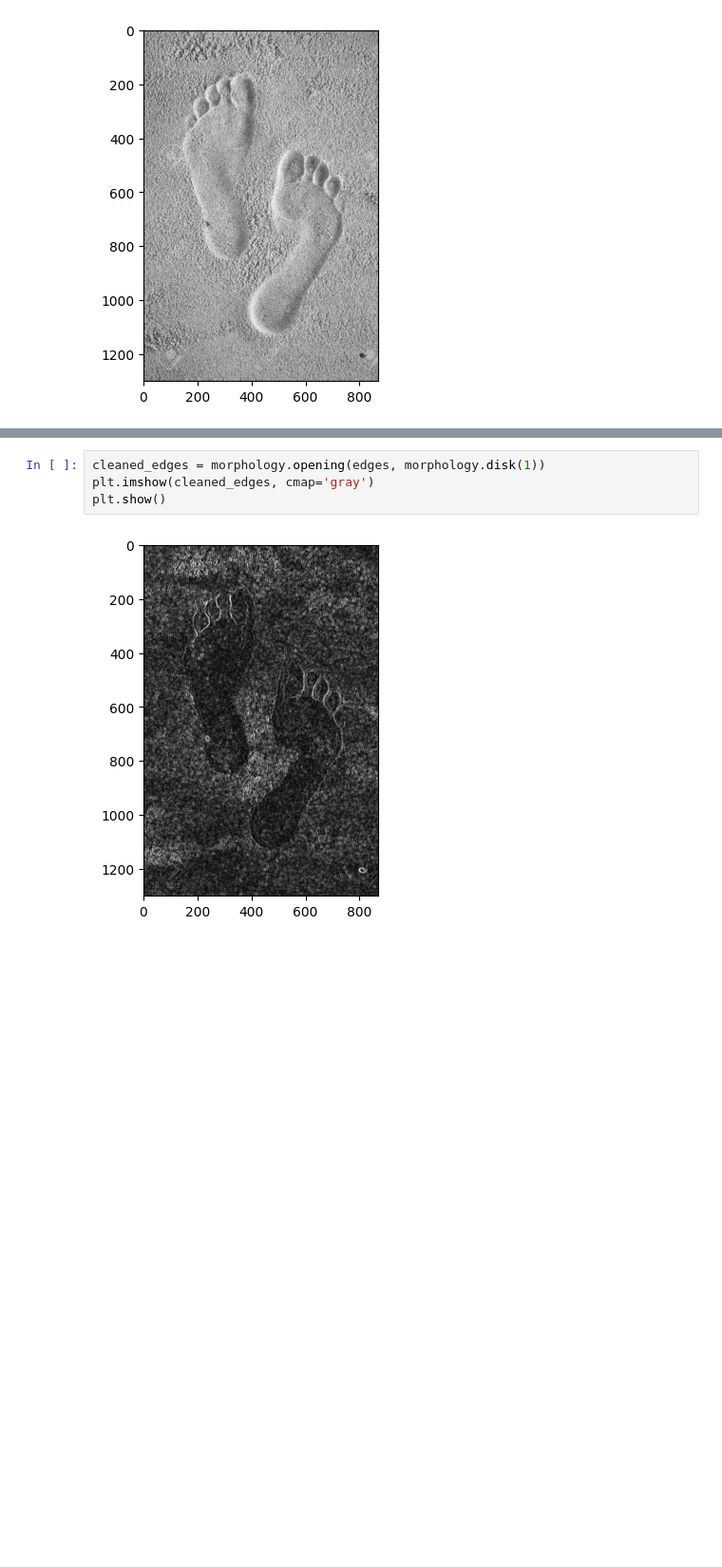
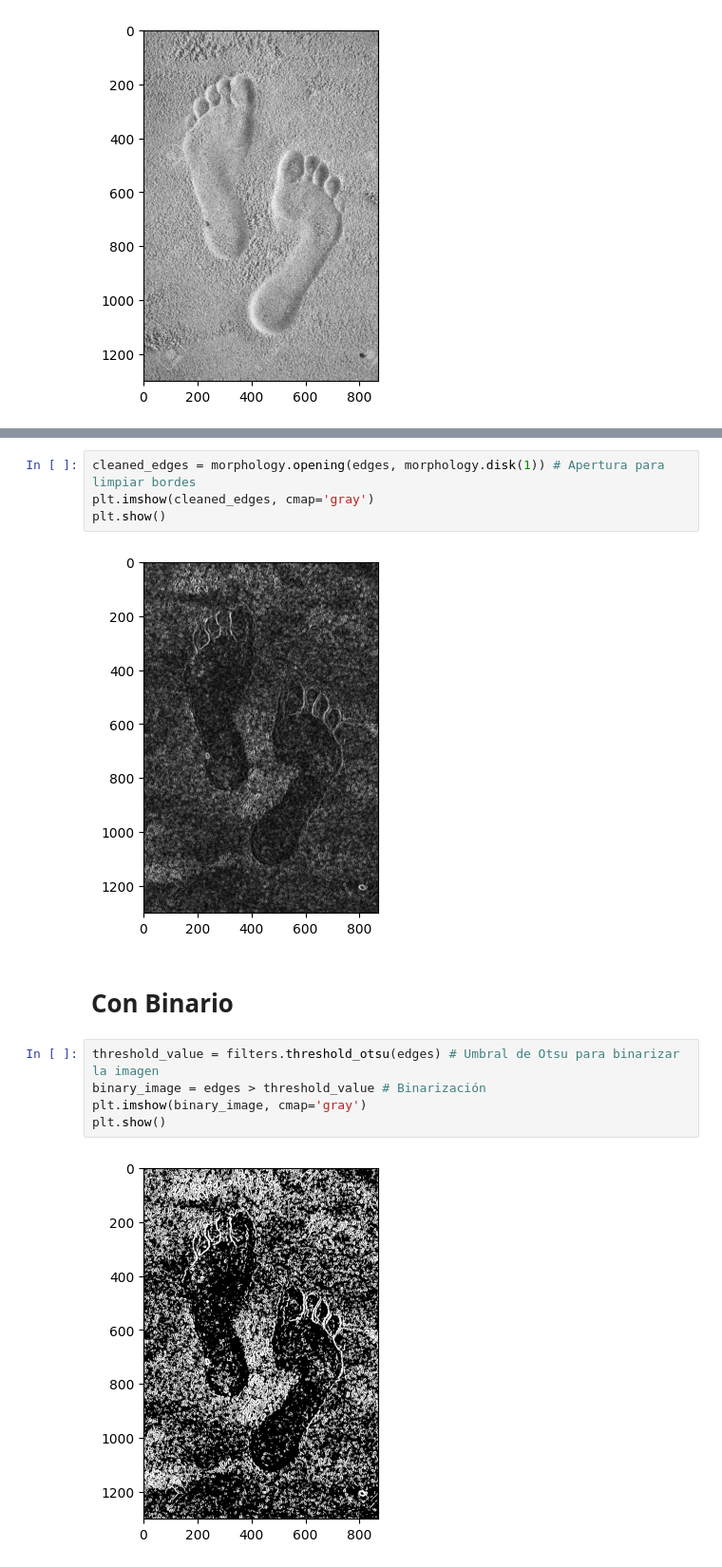
Before and after one commit to Tomaslopera/PDI, a Jupyter notebook: Proyecto.ipynb, the cells around one changed output, grey strips where cells are left out. Shown at 95% size. Drawn from its saved outputs; the diff is of its cells as text; blank space fills up the shorter version.

```diff
--- a/Proyecto.ipynb
+++ b/Proyecto.ipynb
@@ -32,6 +34,15 @@ plt.show()
 # %%
-cleaned_edges = morphology.opening(edges, morphology.disk(1))
+cleaned_edges = morphology.opening(edges, morphology.disk(1)) # Apertura para limpiar bordes
 plt.imshow(cleaned_edges, cmap='gray')
 plt.show()
 # %% [output]
 [figure]
+# %% [markdown]
+# Con Binario
+# %%
+threshold_value = filters.threshold_otsu(edges) # Umbral de Otsu para binarizar la imagen
+binary_image = edges > threshold_value # Binarización
+plt.imshow(binary_image, cmap='gray')
+plt.show()
+# %% [output]
+[figure, added]
```
Also changed, not shown: parts of 5 cells of this notebook.
